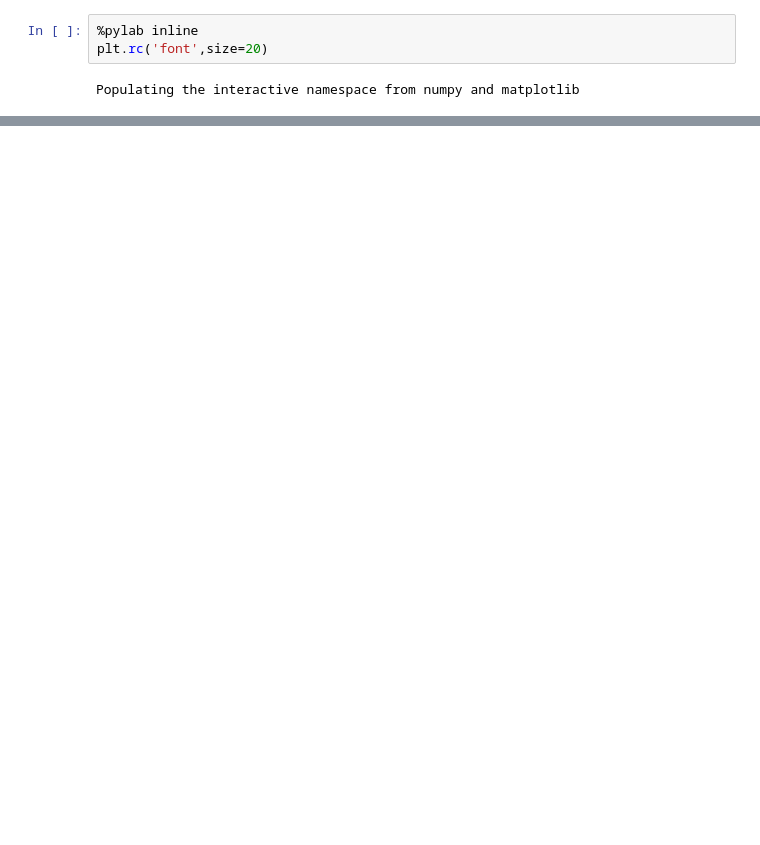
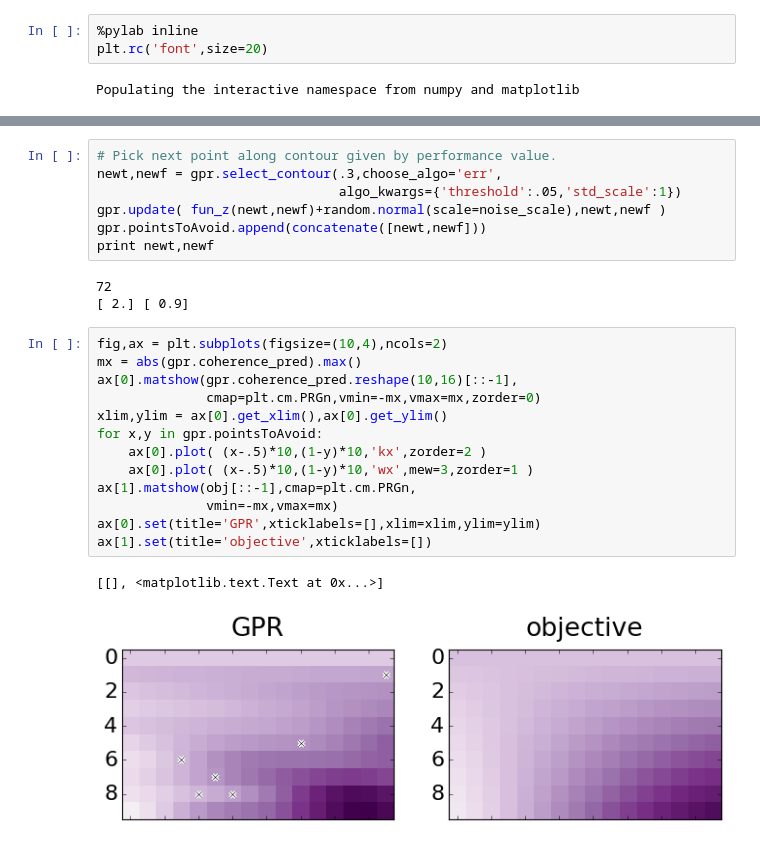
Before and after one commit to eltrompetero/perception_neuron, a Jupyter notebook: gpr_on_data.ipynb, the cells around one changed output, grey strips where cells are left out. Saved outputs shown, nothing was run; the diff lists cells and outputs as text; blank space fills up the shorter version.

```diff
--- a/gpr_on_data.ipynb
+++ b/gpr_on_data.ipynb
@@ -307,0 +102,26 @@ fig.colorbar(cax,ax=ax,shrink=.9,label='z-Performance')
+# %%
+# Pick next point along contour given by performance value.
+newt,newf = gpr.select_contour(.3,choose_algo='err',
+                               algo_kwargs={'threshold':.05,'std_scale':1})
+gpr.update( fun_z(newt,newf)+random.normal(scale=noise_scale),newt,newf )
+gpr.pointsToAvoid.append(concatenate([newt,newf]))
+print newt,newf
+# %% [output]
+72
+[ 2.] [ 0.9]
+# %%
+fig,ax = plt.subplots(figsize=(10,4),ncols=2)
+mx = abs(gpr.coherence_pred).max()
+ax[0].matshow(gpr.coherence_pred.reshape(10,16)[::-1],
+              cmap=plt.cm.PRGn,vmin=-mx,vmax=mx,zorder=0)
+xlim,ylim = ax[0].get_xlim(),ax[0].get_ylim()
+for x,y in gpr.pointsToAvoid:
+    ax[0].plot( (x-.5)*10,(1-y)*10,'kx',zorder=2 )
+    ax[0].plot( (x-.5)*10,(1-y)*10,'wx',mew=3,zorder=1 )
+ax[1].matshow(obj[::-1],cmap=plt.cm.PRGn,
+              vmin=-mx,vmax=mx)
+ax[0].set(title='GPR',xticklabels=[],xlim=xlim,ylim=ylim)
+ax[1].set(title='objective',xticklabels=[])
+# %% [output]
+[[], <matplotlib.text.Text at 0x...>]
+[figure, added]
```
Also changed, not shown: parts of 33 cells of this notebook, 2 other files.
